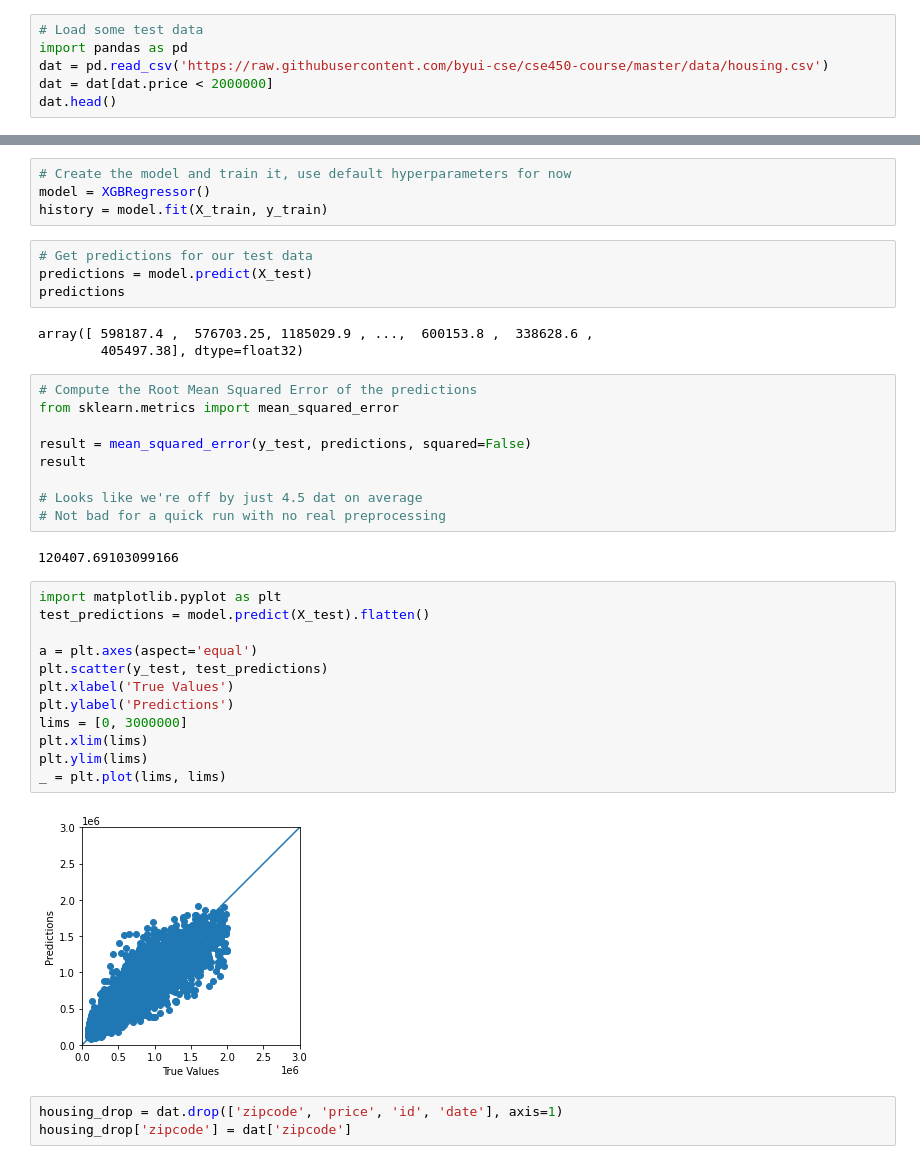
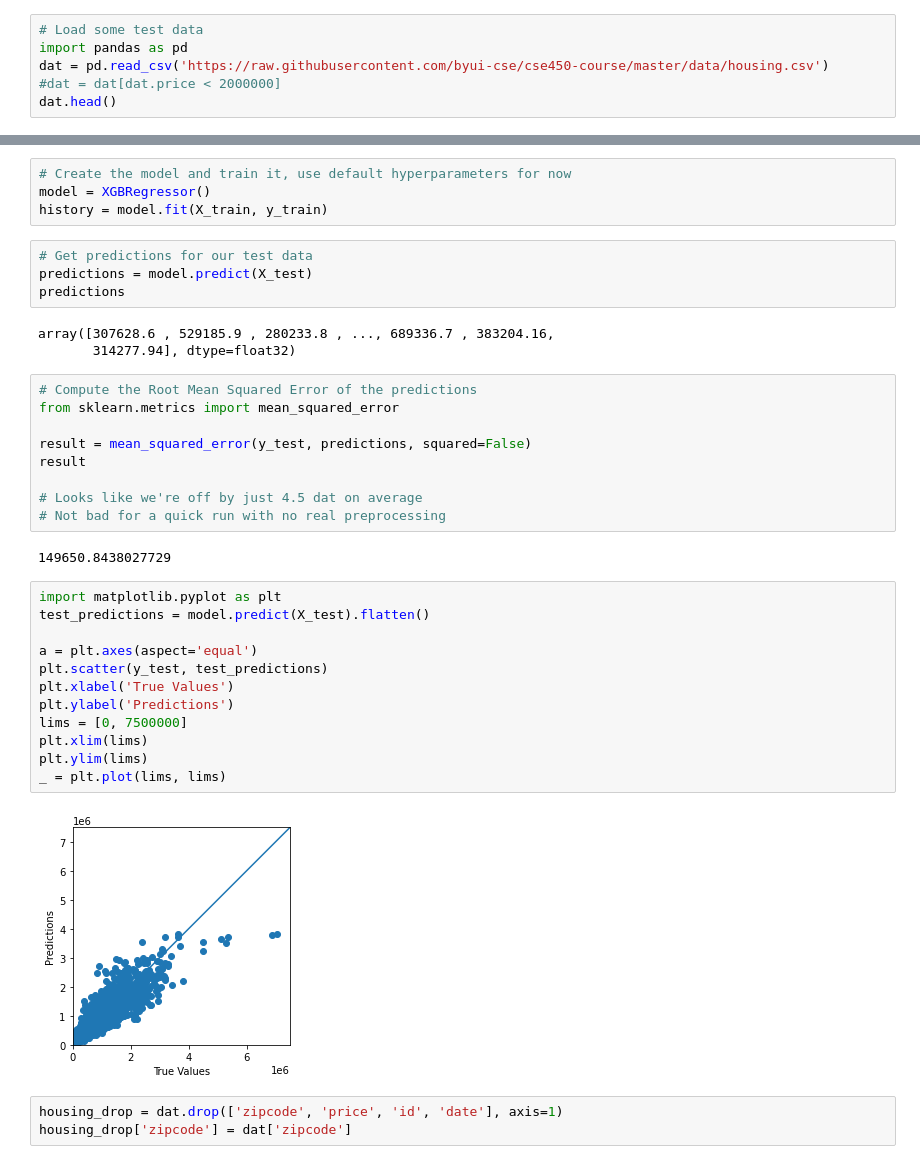
Before and after one commit to JigglyNoahPuff/CSE450, a Jupyter notebook: TA_Stuff/Module3_W21_Basic.ipynb, the cells around one changed output, grey strips where cells are left out. Cells and saved outputs as stored; diff of their text form.

```diff
--- a/TA_Stuff/Module3_W21_Basic.ipynb
+++ b/TA_Stuff/Module3_W21_Basic.ipynb
@@ -2,7 +2,7 @@
 # Load some test data
 import pandas as pd
 dat = pd.read_csv('https://raw.githubusercontent.com/byui-cse/cse450-course/master/data/housing.csv')
-dat = dat[dat.price < 2000000]
+#dat = dat[dat.price < 2000000]
 dat.head()
 # %% [output]
 |  | id | date | price | bedrooms | bathrooms | sqft_living | sqft_lot | floors | waterfront | view | ... |
@@ -49,8 +49,8 @@ history = model.fit(X_train, y_train)
 predictions = model.predict(X_test)
 predictions
 # %% [output]
-array([ 598187.4 ,  576703.25, 1185029.9 , ...,  600153.8 ,  338628.6 ,
-        405497.38], dtype=float32)
+array([307628.6 , 529185.9 , 280233.8 , ..., 689336.7 , 383204.16,
+       314277.94], dtype=float32)
 # %%
 # Compute the Root Mean Squared Error of the predictions
 from sklearn.metrics import mean_squared_error
@@ -61,21 +61,21 @@ result
 # Looks like we're off by just 4.5 dat on average
 # Not bad for a quick run with no real preprocessing
 # %% [output]
-120407.69103099166
+149650.8438027729
 # %%
 import matplotlib.pyplot as plt
 test_predictions = model.predict(X_test).flatten()
 
 a = plt.axes(aspect='equal')
 plt.scatter(y_test, test_predictions)
 plt.xlabel('True Values')
 plt.ylabel('Predictions')
-lims = [0, 3000000]
+lims = [0, 7500000]
 plt.xlim(lims)
 plt.ylim(lims)
 _ = plt.plot(lims, lims)
 # %% [output]
-[figure, old version]
+[figure, new version]
 # %%
 housing_drop = dat.drop(['zipcode', 'price', 'id', 'date'], axis=1)
 housing_drop['zipcode'] = dat['zipcode']
```
Also changed, not shown: parts of 1 cell of this notebook, 11 other files.
